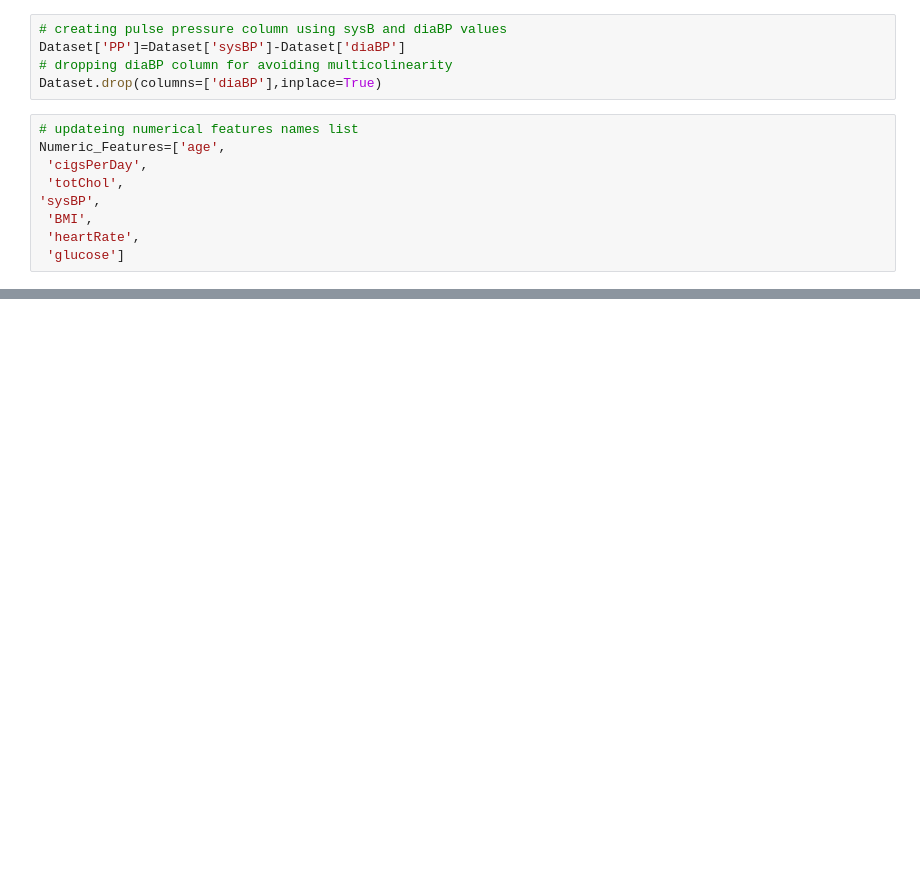
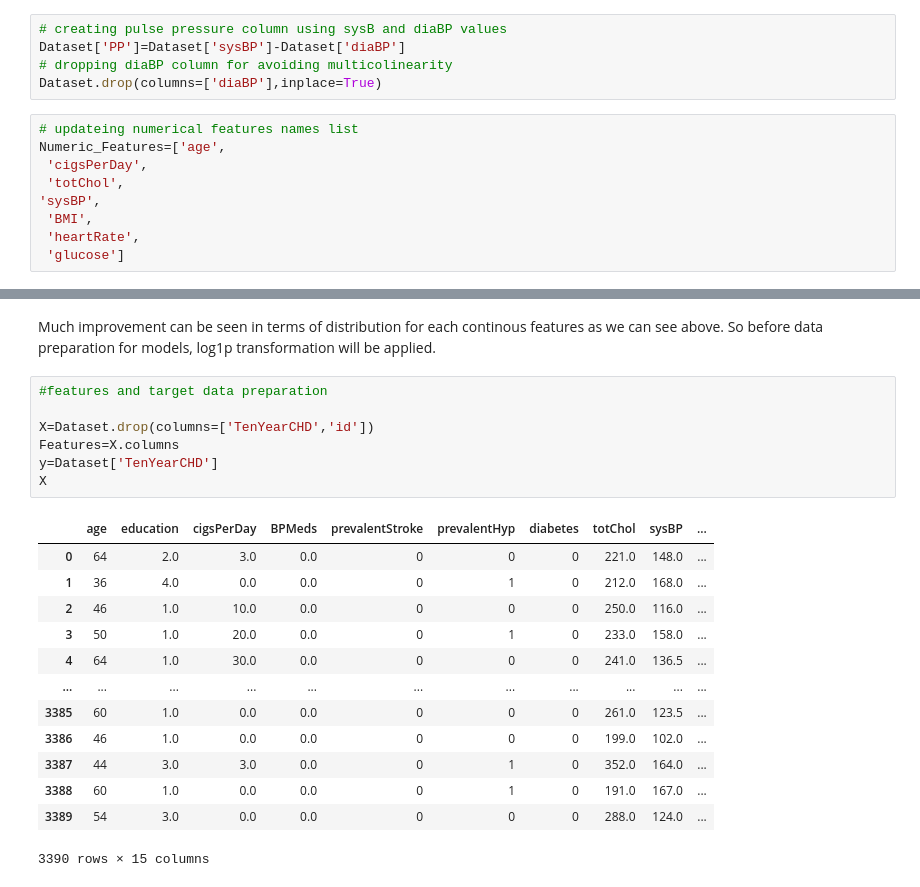
Before and after one commit to iMrugesh9/Cardiovascular_Risk_Prediction_Mrugesh_Patel, a Jupyter notebook: Cardiovascular_Risk_Prediction_Mrugesh_Patel.ipynb, the cells around one changed output, grey strips where cells are left out. Drawn from its saved outputs; the diff is of its cells as text; blank space fills up the shorter version.

```diff
--- a/Cardiovascular_Risk_Prediction_Mrugesh_Patel.ipynb
+++ b/Cardiovascular_Risk_Prediction_Mrugesh_Patel.ipynb
@@ -491,0 +505,23 @@ Numeric_Features=['age',
+# %% [markdown]
+Much improvement can be seen in terms of distribution for each continous features as we can see above. So before data preparation for models, log1p transformation will be applied.
+# %%
+#features and target data preparation
+
+X=Dataset.drop(columns=['TenYearCHD','id'])
+Features=X.columns
+y=Dataset['TenYearCHD']
+X
+# %% [output]
+|  | age | education | cigsPerDay | BPMeds | prevalentStroke | prevalentHyp | diabetes | totChol | sysBP | ... |
+| 0 | 64 | 2.0 | 3.0 | 0.0 | 0 | 0 | 0 | 221.0 | 148.0 | ... |
+| 1 | 36 | 4.0 | 0.0 | 0.0 | 0 | 1 | 0 | 212.0 | 168.0 | ... |
+| 2 | 46 | 1.0 | 10.0 | 0.0 | 0 | 0 | 0 | 250.0 | 116.0 | ... |
+| 3 | 50 | 1.0 | 20.0 | 0.0 | 0 | 1 | 0 | 233.0 | 158.0 | ... |
+| 4 | 64 | 1.0 | 30.0 | 0.0 | 0 | 0 | 0 | 241.0 | 136.5 | ... |
+| ... | ... | ... | ... | ... | ... | ... | ... | ... | ... | ... |
+| 3385 | 60 | 1.0 | 0.0 | 0.0 | 0 | 0 | 0 | 261.0 | 123.5 | ... |
+| 3386 | 46 | 1.0 | 0.0 | 0.0 | 0 | 0 | 0 | 199.0 | 102.0 | ... |
+| 3387 | 44 | 3.0 | 3.0 | 0.0 | 0 | 1 | 0 | 352.0 | 164.0 | ... |
+| 3388 | 60 | 1.0 | 0.0 | 0.0 | 0 | 1 | 0 | 191.0 | 167.0 | ... |
+| 3389 | 54 | 3.0 | 0.0 | 0.0 | 0 | 0 | 0 | 288.0 | 124.0 | ... |
+3390 rows × 15 columns
```
Also changed, not shown: parts of 9 cells of this notebook.
